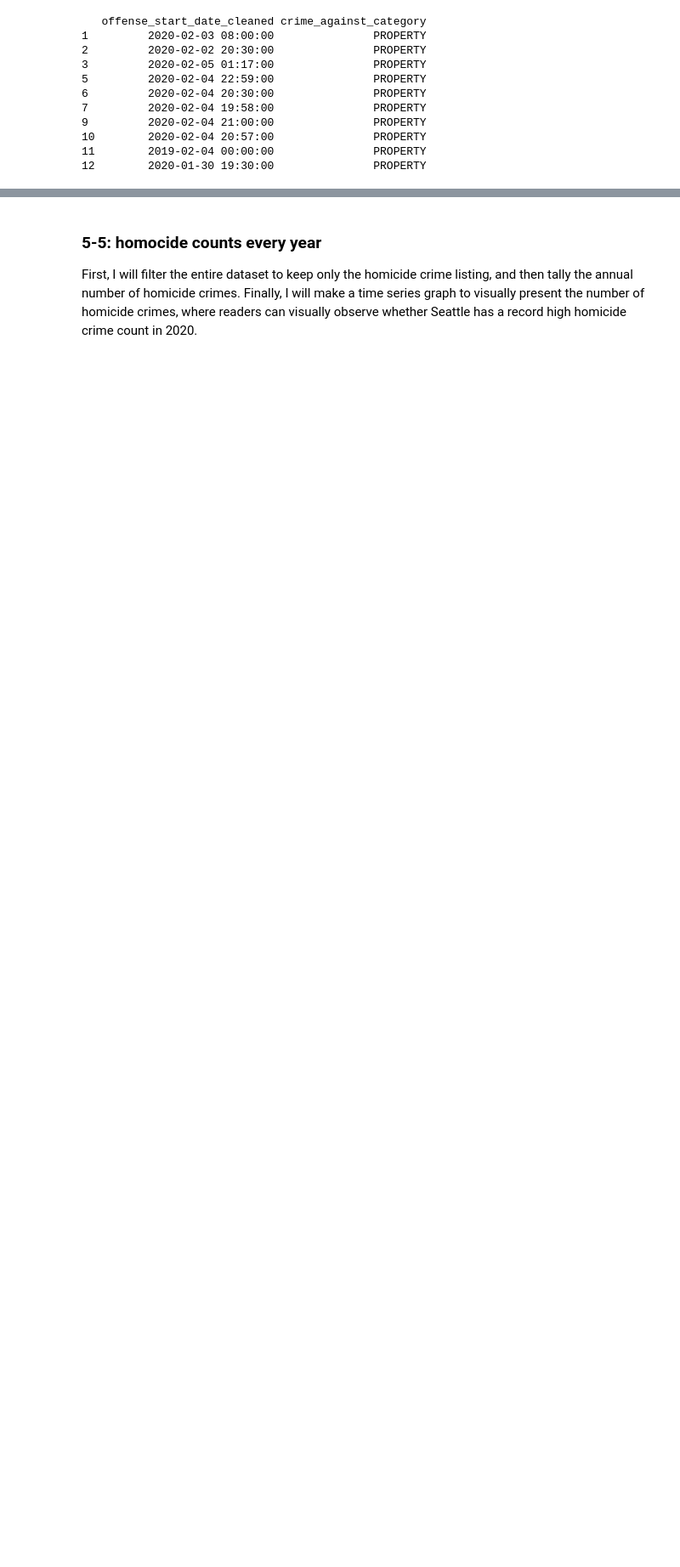
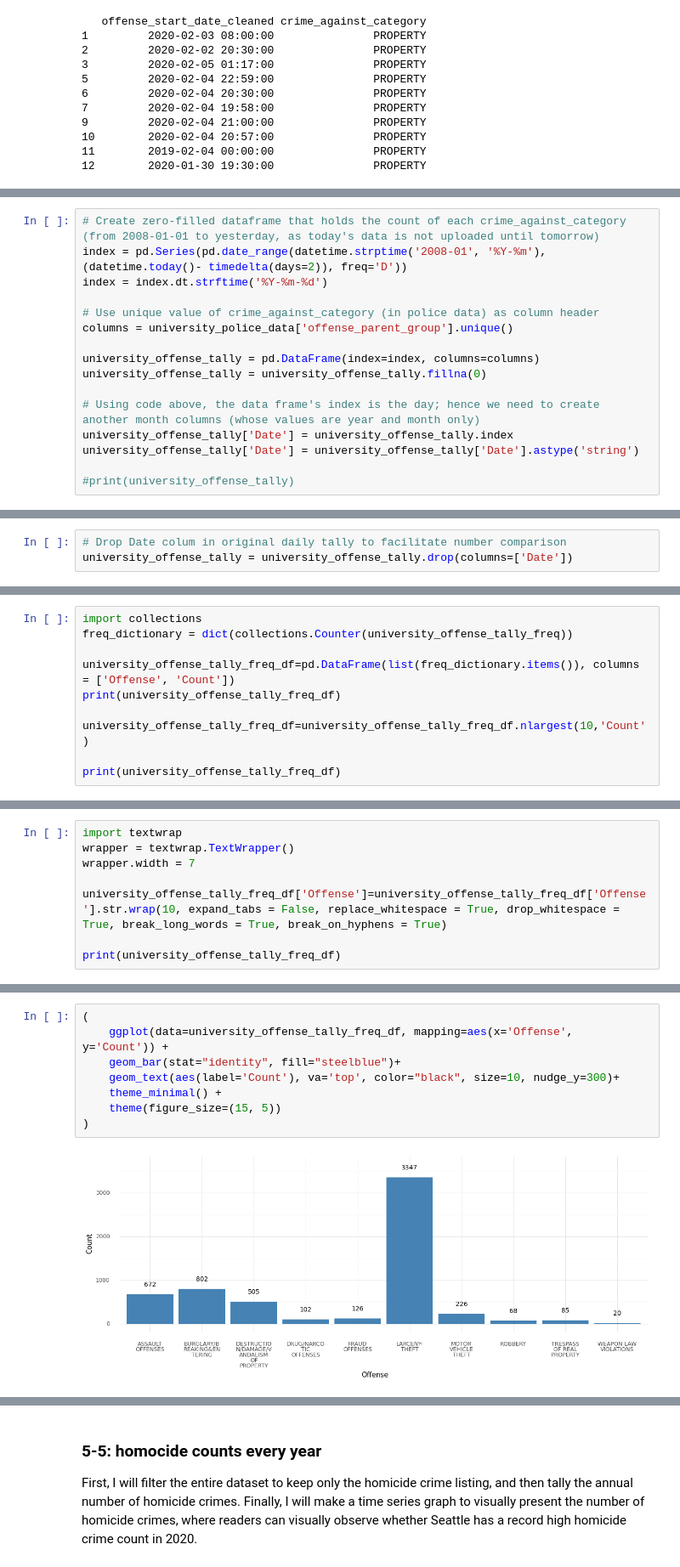
Before and after one commit to GNU-Linuxer/seattle-polie-data-analysis, a Jupyter notebook: Final project.ipynb, the cells around one changed output, grey strips where cells are left out. Shown: that part at 85% size. Cells and saved outputs as stored; diff of their text form; blank space fills up the shorter version.

```diff
--- a/Final project.ipynb
+++ b/Final project.ipynb
@@ -298,0 +393,16 @@ More information on Seattle Police Department's Micro-Community Policing Plans (
+# %%
+# Create zero-filled dataframe that holds the count of each crime_against_category (from 2008-01-01 to yesterday, as today's data is not uploaded until tomorrow)
+index = pd.Series(pd.date_range(datetime.strptime('2008-01', '%Y-%m'), (datetime.today()- timedelta(days=2)), freq='D'))
+index = index.dt.strftime('%Y-%m-%d')
+
+# Use unique value of crime_against_category (in police data) as column header
+columns = university_police_data['offense_parent_group'].unique()
+
+university_offense_tally = pd.DataFrame(index=index, columns=columns)
+university_offense_tally = university_offense_tally.fillna(0)
+
+# Using code above, the data frame's index is the day; hence we need to create another month columns (whose values are year and month only)
+university_offense_tally['Date'] = university_offense_tally.index
+university_offense_tally['Date'] = university_offense_tally['Date'].astype('string')
+
+#print(university_offense_tally)
@@ -298,0 +447,3 @@ More information on Seattle Police Department's Micro-Community Policing Plans (
+# %%
+# Drop Date colum in original daily tally to facilitate number comparison
+university_offense_tally = university_offense_tally.drop(columns=['Date'])
@@ -298,0 +477,10 @@ More information on Seattle Police Department's Micro-Community Policing Plans (
+# %%
+import collections
+freq_dictionary = dict(collections.Counter(university_offense_tally_freq))
+
+university_offense_tally_freq_df=pd.DataFrame(list(freq_dictionary.items()), columns = ['Offense', 'Count'])
+print(university_offense_tally_freq_df)
+
+university_offense_tally_freq_df=university_offense_tally_freq_df.nlargest(10,'Count')
+
+print(university_offense_tally_freq_df)
@@ -298,0 +505,8 @@ More information on Seattle Police Department's Micro-Community Policing Plans (
+# %%
+import textwrap
+wrapper = textwrap.TextWrapper()
+wrapper.width = 7
+
+university_offense_tally_freq_df['Offense']=university_offense_tally_freq_df['Offense'].str.wrap(10, expand_tabs = False, replace_whitespace = True, drop_whitespace = True, break_long_words = True, break_on_hyphens = True)
+
+print(university_offense_tally_freq_df)
@@ -298,0 +525,10 @@ More information on Seattle Police Department's Micro-Community Policing Plans (
+# %%
+(
+    ggplot(data=university_offense_tally_freq_df, mapping=aes(x='Offense', y='Count')) +
+    geom_bar(stat="identity", fill="steelblue")+
+    geom_text(aes(label='Count'), va='top', color="black", size=10, nudge_y=300)+
+    theme_minimal() +
+    theme(figure_size=(15, 5))
+)
+# %% [output]
+[figure, added]
```
Also changed, not shown: parts of 26 cells of this notebook, 2 other files.
